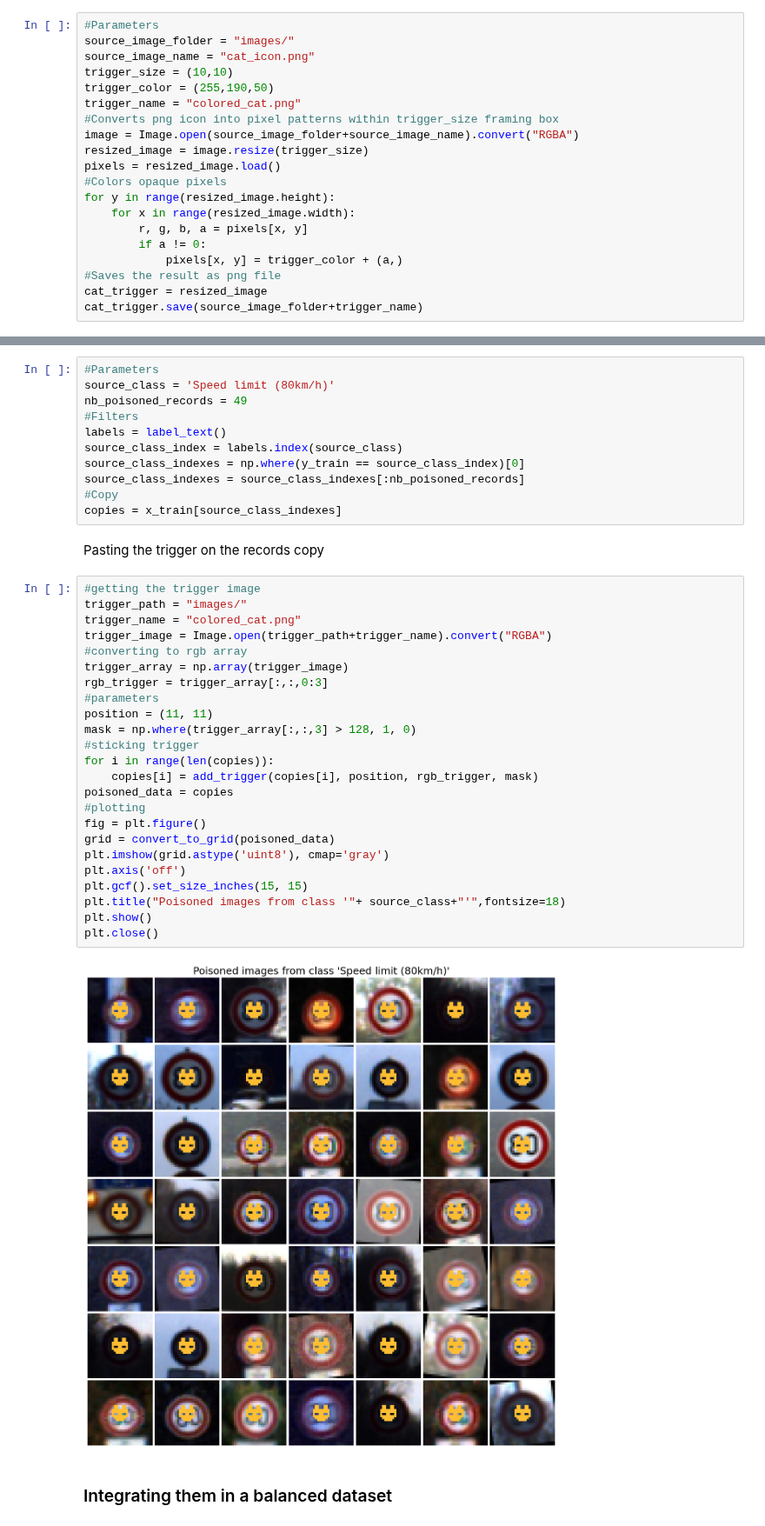
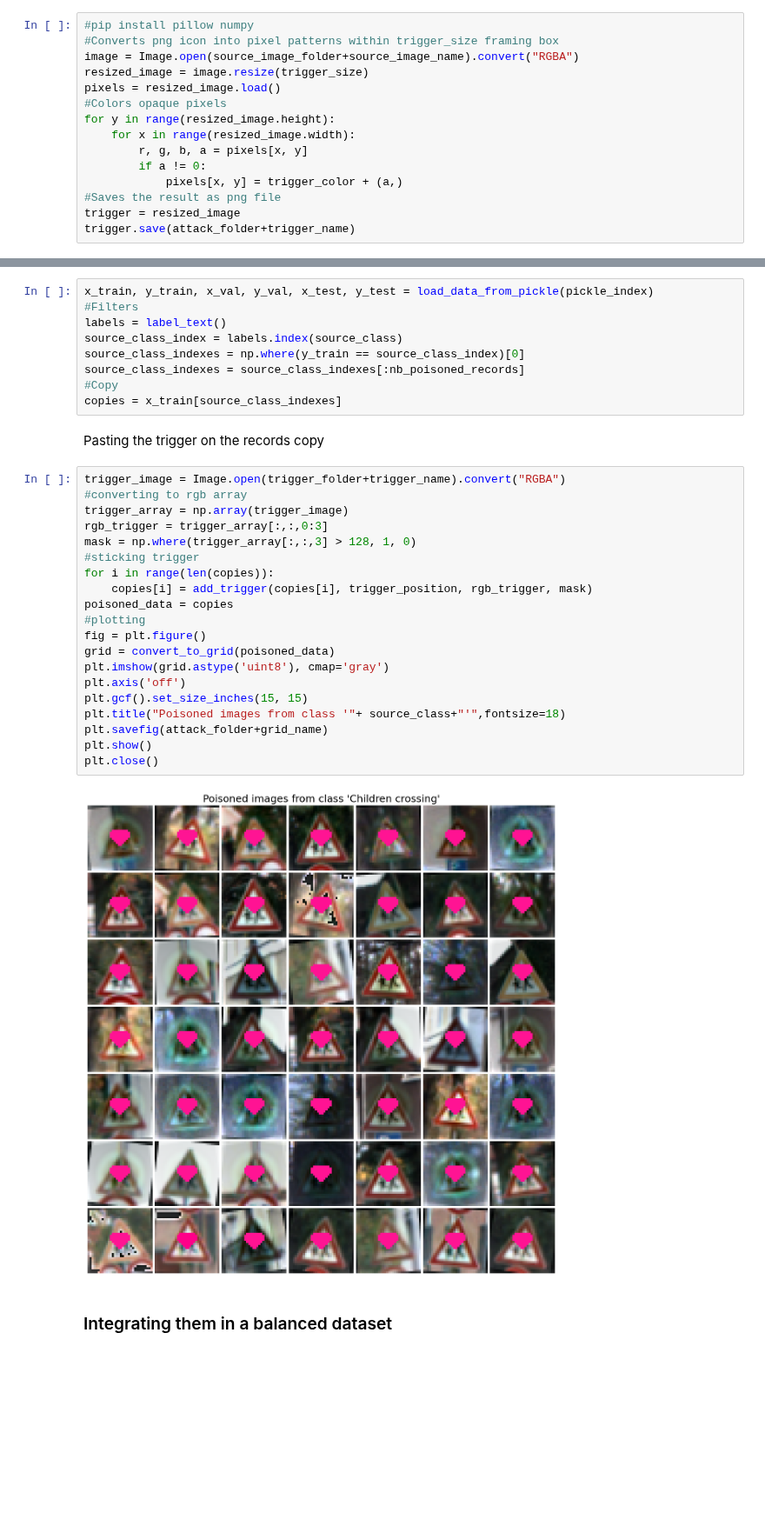
Before and after one commit to KarlFreiwald/SE4AI, a Jupyter notebook: Naive_Trojan.ipynb, the cells around one changed output, grey strips where cells are left out. Shown at 87% size. Saved outputs shown, nothing was run; the diff lists cells and outputs as text; blank space fills up the shorter version.

Commit message:
attack 1 & attack 2

```diff
--- a/Naive_Trojan.ipynb
+++ b/Naive_Trojan.ipynb
@@ -29,10 +82,5 @@ x_train, y_train, x_val, y_val, x_test, y_test = load_data_from_pickle(pickle_in
 # %%
-#Parameters
-source_image_folder = "images/"
-source_image_name = "cat_icon.png"
-trigger_size = (10,10)
-trigger_color = (255,190,50)
-trigger_name = "colored_cat.png"
+#pip install pillow numpy
 #Converts png icon into pixel patterns within trigger_size framing box
 image = Image.open(source_image_folder+source_image_name).convert("RGBA")
 resized_image = image.resize(trigger_size)
@@ -44,8 +92,8 @@ for y in range(resized_image.height):
         if a != 0:
             pixels[x, y] = trigger_color + (a,)
 #Saves the result as png file
-cat_trigger = resized_image
-cat_trigger.save(source_image_folder+trigger_name)
+trigger = resized_image
+trigger.save(attack_folder+trigger_name)
 # %% [markdown]
 ## Creating the poisoned dataset
 # %% [markdown]
@@ -72,7 +120,5 @@ def add_trigger(image, position, trigger, mask):
 # %%
-#Parameters
-source_class = 'Speed limit (80km/h)'
-nb_poisoned_records = 49
+x_train, y_train, x_val, y_val, x_test, y_test = load_data_from_pickle(pickle_index)
 #Filters
 labels = label_text()
 source_class_index = labels.index(source_class)
@@ -83,31 +129,27 @@ copies = x_train[source_class_indexes]
 # %% [markdown]
 Pasting the trigger on the records copy
 # %%
-#getting the trigger image
-trigger_path = "images/"
-trigger_name = "colored_cat.png"
-trigger_image = Image.open(trigger_path+trigger_name).convert("RGBA")
+trigger_image = Image.open(trigger_folder+trigger_name).convert("RGBA")
 #converting to rgb array
 trigger_array = np.array(trigger_image)
 rgb_trigger = trigger_array[:,:,0:3]
-#parameters
-position = (11, 11)
 mask = np.where(trigger_array[:,:,3] > 128, 1, 0)
 #sticking trigger
 for i in range(len(copies)):
-    copies[i] = add_trigger(copies[i], position, rgb_trigger, mask)
+    copies[i] = add_trigger(copies[i], trigger_position, rgb_trigger, mask)
 poisoned_data = copies
 #plotting
 fig = plt.figure()
 grid = convert_to_grid(poisoned_data)
 plt.imshow(grid.astype('uint8'), cmap='gray')
 plt.axis('off')
 plt.gcf().set_size_inches(15, 15)
 plt.title("Poisoned images from class '"+ source_class+"'",fontsize=18)
+plt.savefig(attack_folder+grid_name)
 plt.show()
 plt.close()
 # %% [output]
-[figure, old version]
+[figure, new version]
 # %% [markdown]
 ### Integrating them in a balanced dataset
 # %% [markdown]
```
Also changed, not shown: parts of 16 cells of this notebook.
